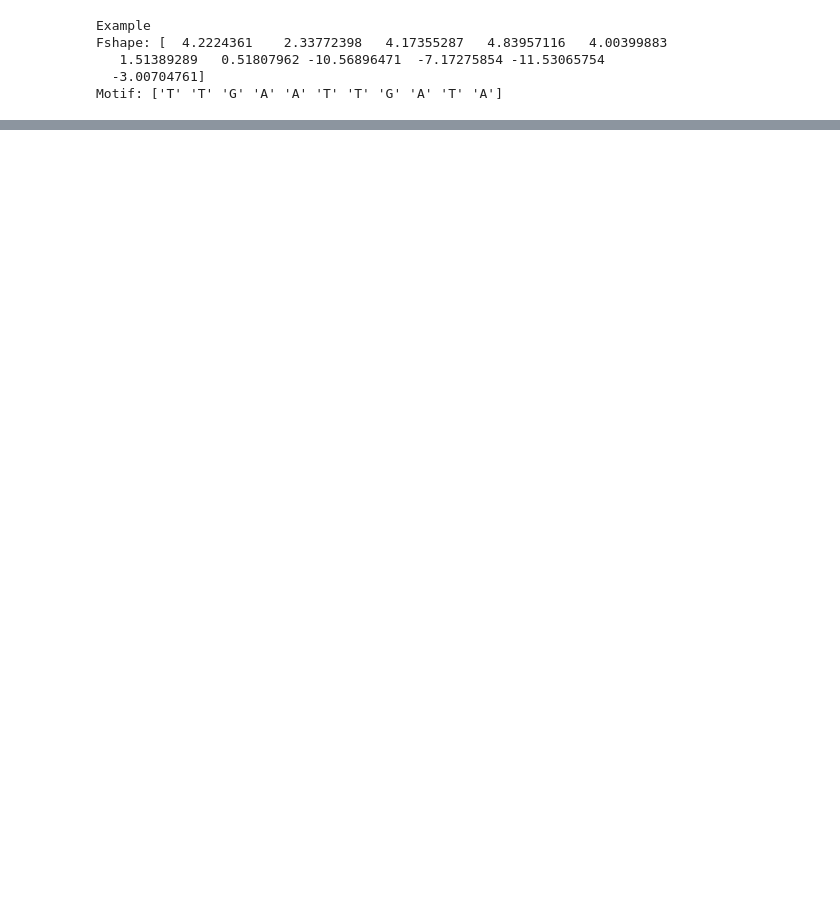
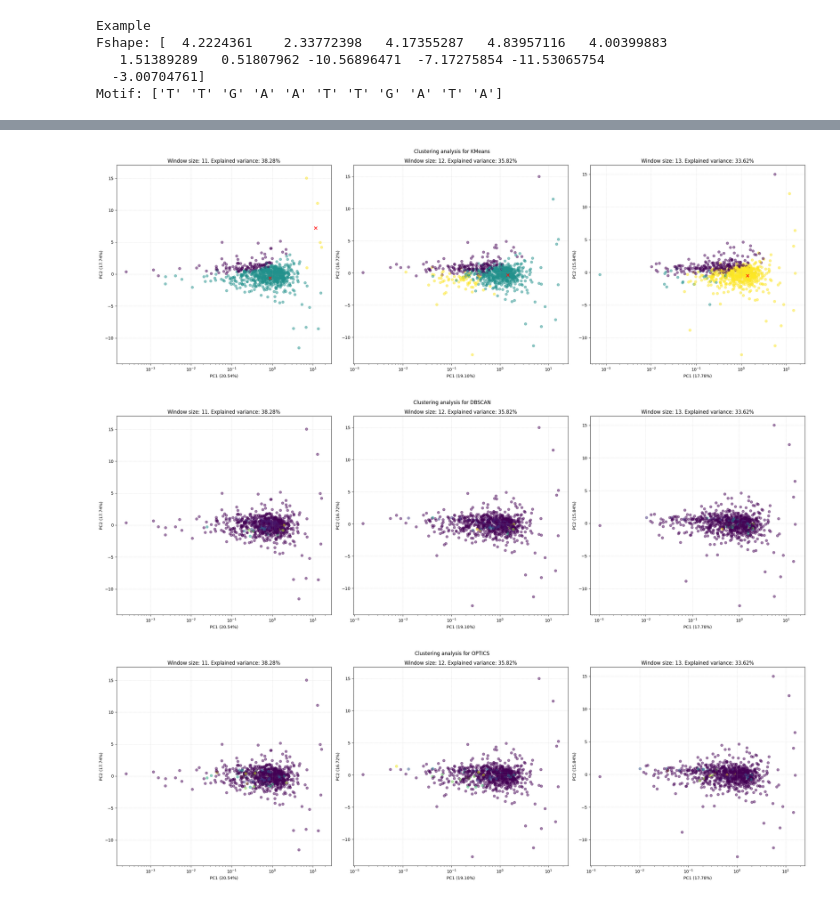
Before and after one commit to Mimikkk/2024-siwb, a Jupyter notebook: project-2/hnrnpa2b1.ipynb, the cells around one changed output, grey strips where cells are left out. Saved outputs shown, nothing was run; the diff lists cells and outputs as text; code cells hidden in the pictures; blank space fills up the shorter version.

```diff
--- a/project-2/hnrnpa2b1.ipynb
+++ b/project-2/hnrnpa2b1.ipynb
@@ -110,0 +149,41 @@ Motif: ['T' 'T' 'G' 'A' 'A' 'T' 'T' 'G' 'A' 'T' 'A']
+# %%
+def perform_clustering_analysis(fshapes: defaultdict, model) -> None:
+    fig, ax = plt.subplots(1, len(window_sizes), figsize=(24, 8), tight_layout=True)
+    for i, window_size in enumerate(window_sizes):
+        predicted = model.fit_predict(fshapes[window_size])
+        pca = PCA(n_components=2)
+        fshapes_reduced = pca.fit_transform(fshapes[window_size])
+
+        ax[i].scatter(fshapes_reduced[:, 0], fshapes_reduced[:, 1], c=predicted, alpha=0.5)
+        ax[i].set_title(
+            f"Window size: {window_size}. Explained variance: {sum(pca.explained_variance_ratio_) * 100:.2f}%"
+        )
+        ax[i].set_xlabel(f"PC1 ({pca.explained_variance_ratio_[0] * 100:.2f}%)")
+        ax[i].set_ylabel(f"PC2 ({pca.explained_variance_ratio_[1] * 100:.2f}%)")
+        ax[i].grid(linestyle="--", linewidth=0.5, alpha=0.5)
+        #  TODO: think if log scale is better for this case
+        ax[i].set_xscale("log")
+
+        if model.__class__.__name__ == "KMeans":
+            cluster_centers = pca.transform(model.cluster_centers_)
+            ax[i].scatter(
+                cluster_centers[:, 0], cluster_centers[:, 1], marker="x", color="red", s=50
+            )
+
+    plt.suptitle(f"Clustering analysis for {model.__class__.__name__}")
+    plt.show()
+
+
+models = {
+    "KMeans++": KMeans(n_clusters=3, init="k-means++", random_state=42),
+    "DBSCAN": DBSCAN(eps=0.8, min_samples=3),
+    "OPTICS": OPTICS(min_samples=3),
+    # TODO: find better parameters (maybe elbow method for KMeans) and change 3rd model
+}
+
+for name, model in models.items():
+    perform_clustering_analysis(promising_fshapes, model)
+# %% [output]
+[figure, added]
+[figure, added]
+[figure, added]
```
Also changed, not shown: parts of 14 cells of this notebook.
